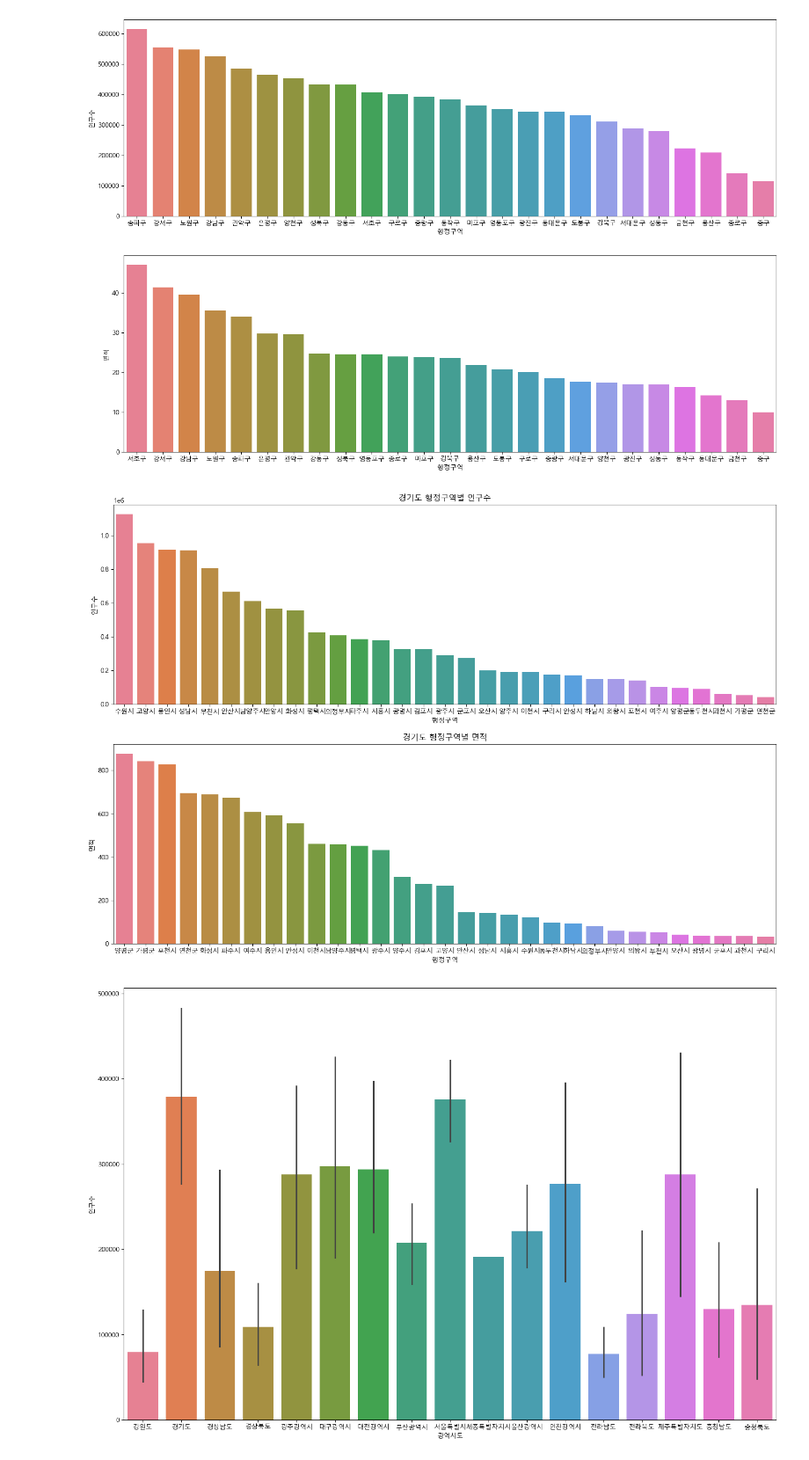
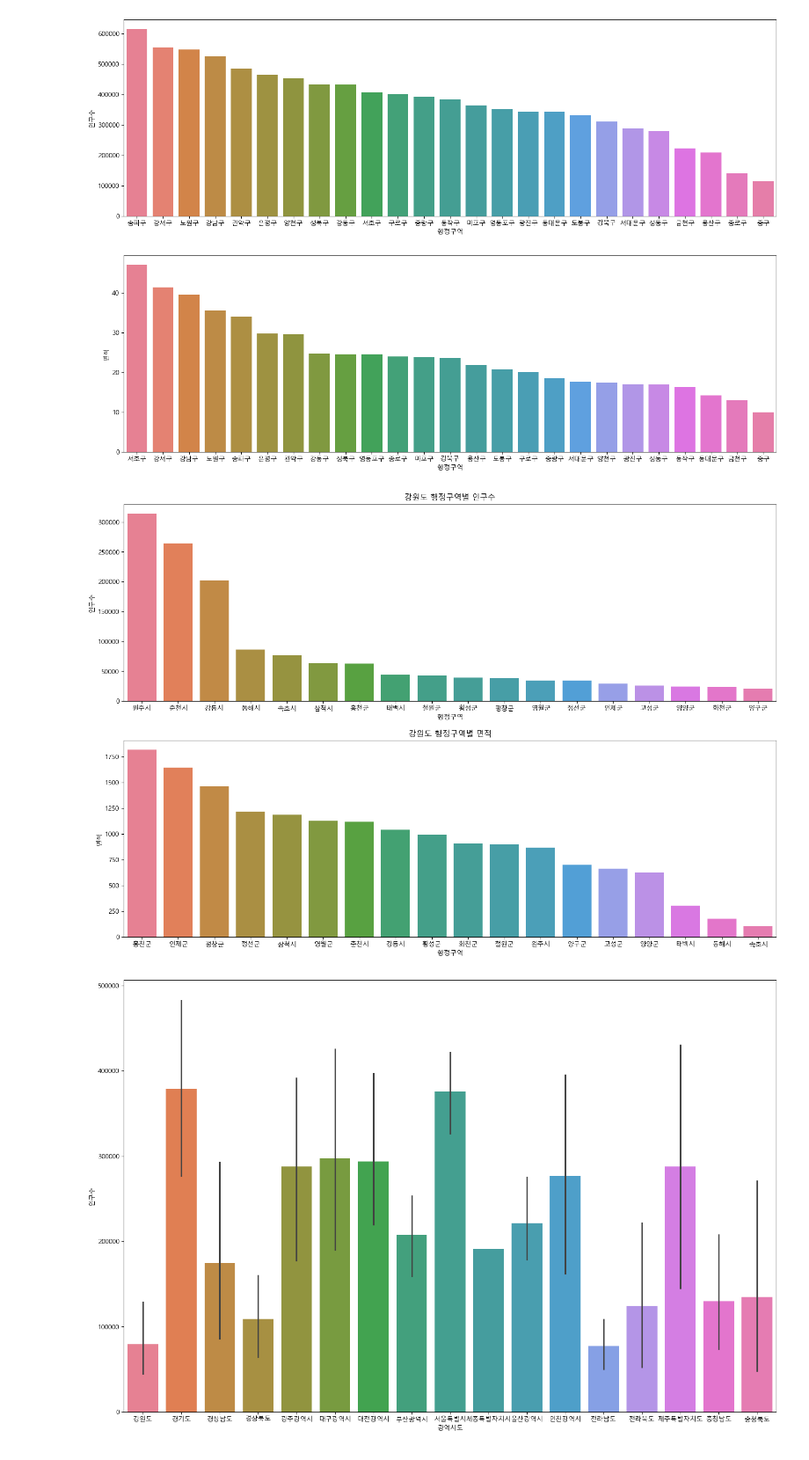
Before and after one commit to vega2krookies5/Python_Webscraping_Analysis, a Jupyter notebook: 03.행정구역정보_분석과시각화.ipynb, the cells around one changed output. Shown at 88% size. Drawn from its saved outputs; the diff is of its cells as text; code cells hidden in the pictures.

Commit message:
korea data pandas

```diff
--- a/03.행정구역정보_분석과시각화.ipynb
+++ b/03.행정구역정보_분석과시각화.ipynb
@@ -608,7 +628,7 @@ Axes(0.125,0.11;0.775x0.35)
 # 광역시도 이름을 인자로 받아서 인구수와 면적을 그려주는 함수
 def show_pop_area(sido_name):
     # 입력받은 광역시도에 해당하는 DataFrame 객체생성
-    sido_df = data.loc[data['광역시도'] == sido_name]
+    sido_df = data.loc[data['광역시도'] == sido_name].copy()
     # Figure와 Axes 객체 생성
     figure, (axes1,axes2) = plt.subplots(nrows=2, ncols=1)
     # Figure size 확대
@@ -616,12 +636,13 @@ def show_pop_area(sido_name):
 
     pop_plot = sns.barplot(x='행정구역', y='인구수', data=sido_df.sort_values(by='인구수',ascending=False), ax=axes1,hue='행정구역')
     pop_plot.set_title(f'{sido_name} 행정구역별 인구수')
+
     area_plot = sns.barplot(x='행정구역', y='면적', data=sido_df.sort_values(by='면적',ascending=False), ax=axes2,hue='행정구역')
     area_plot.set_title(f'{sido_name} 행정구역별 면적')
     plt.show()
 # %%
-show_pop_area('경기도')
+show_pop_area('강원도')
 # %% [output]
-[figure, old version]
+[figure, new version]
 # %%
 # 전국데이터의 광역시도의 인구수
```
Also changed, not shown: parts of 2 cells of this notebook.
